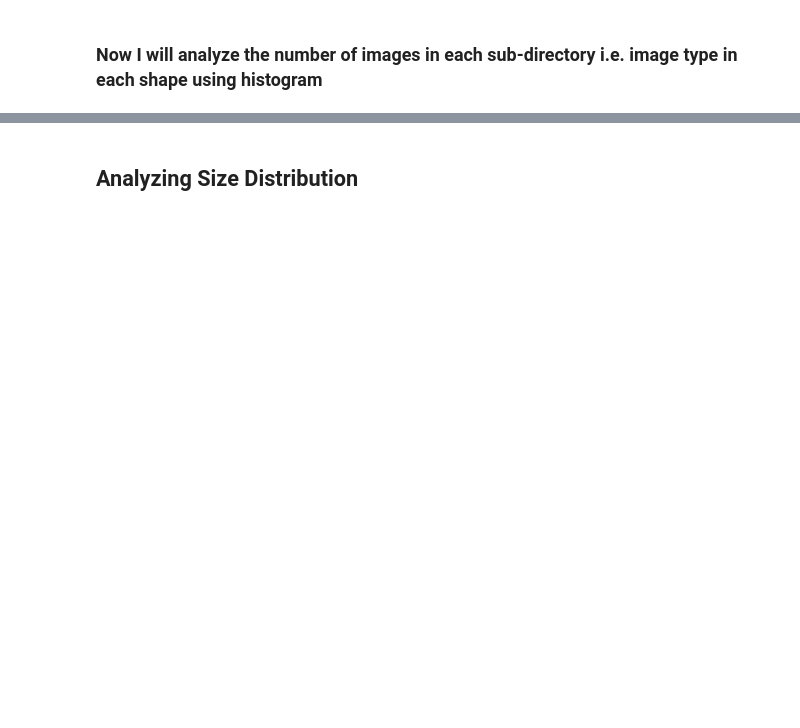
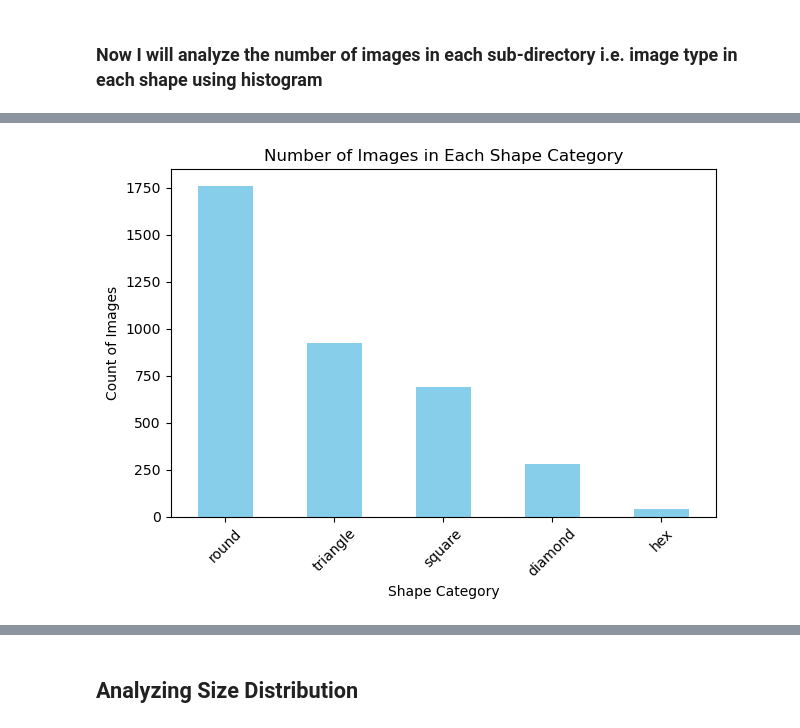
Before and after one commit to ayushpatel2002/Image-Classification-CNN, a Jupyter notebook: s3891013_s3769980.ipynb, the cells around one changed output, grey strips where cells are left out. Drawn from its saved outputs; the diff is of its cells as text; code cells hidden in the pictures; blank space fills up the shorter version.

```diff
--- a/s3891013_s3769980.ipynb
+++ b/s3891013_s3769980.ipynb
@@ -86,0 +30,12 @@ plt.show()
+# %%
+# assign shapes to a numeric categorical value
+shapes = {'diamond':0, 'hex':1, 'round':2, 'square':3, 'triangle':4}
+
+# assign sign types to a numeric categorical value
+types = {'rightofway':0, 'stop':1, 'bicycle':2, 'limitedtraffic':3, 'noentry':4, 'noparking':5, 'roundabout':6, 'speed':7, 'trafficdirective':8, 'traveldirection':9, 'continue':10, 'crossing':11 , 'laneend':12, 'parking':13, 'giveway':14, 'warning':15}
+
+# map shape and type category numbers to dataframe
+data['sign_shape_num'] = data['sign_shape'].map(shapes)
+data['sign_type_num'] = data['sign_type'].map(types)
+
+data.head(10)
@@ -115,0 +79,11 @@ for shape, type_counts in grouped_sign_counts.items():
+# %%
+# plot histogram of sign shapes
+data['sign_shape'].value_counts().plot(kind='bar', color='skyblue')
+plt.title('Number of Images in Each Shape Category')
+plt.xlabel('Shape Category')
+plt.ylabel('Count of Images')
+plt.xticks(rotation=45)
+plt.tight_layout()  # Adjust the layout to ensure everything fits without overlap
+plt.show()
+# %% [output]
+[figure, added]
```
Also changed, not shown: parts of 12 cells of this notebook.
